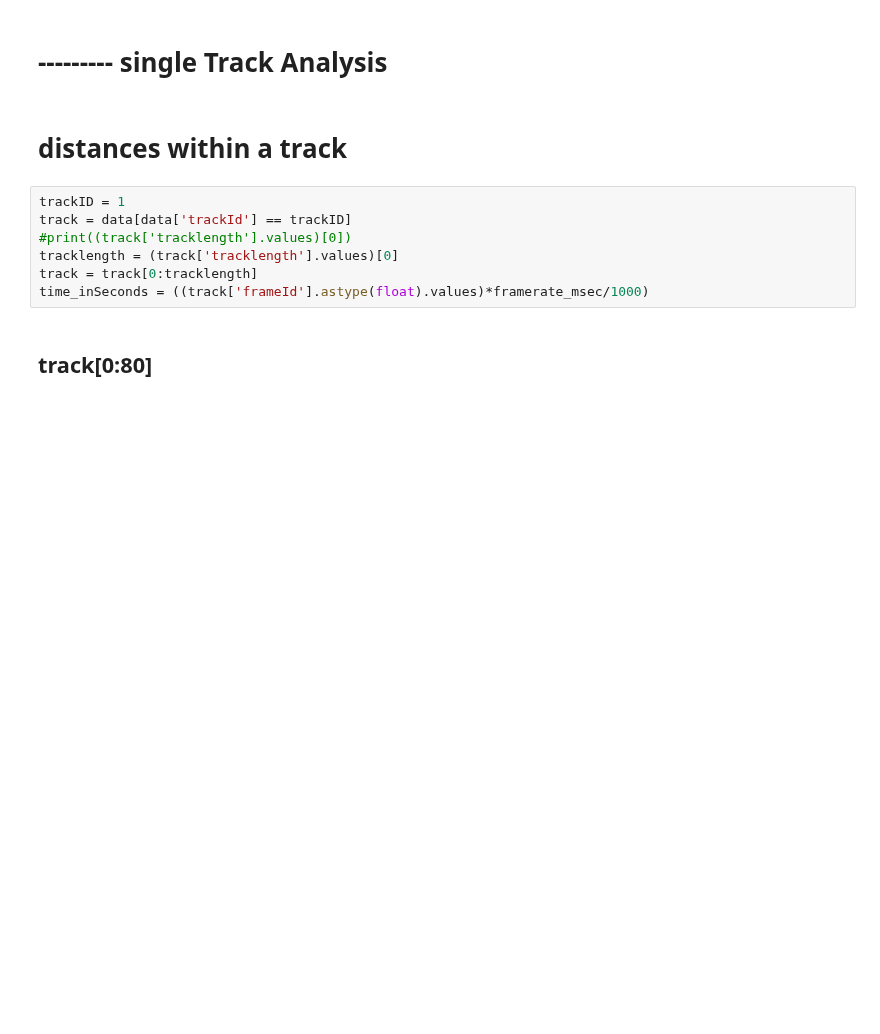
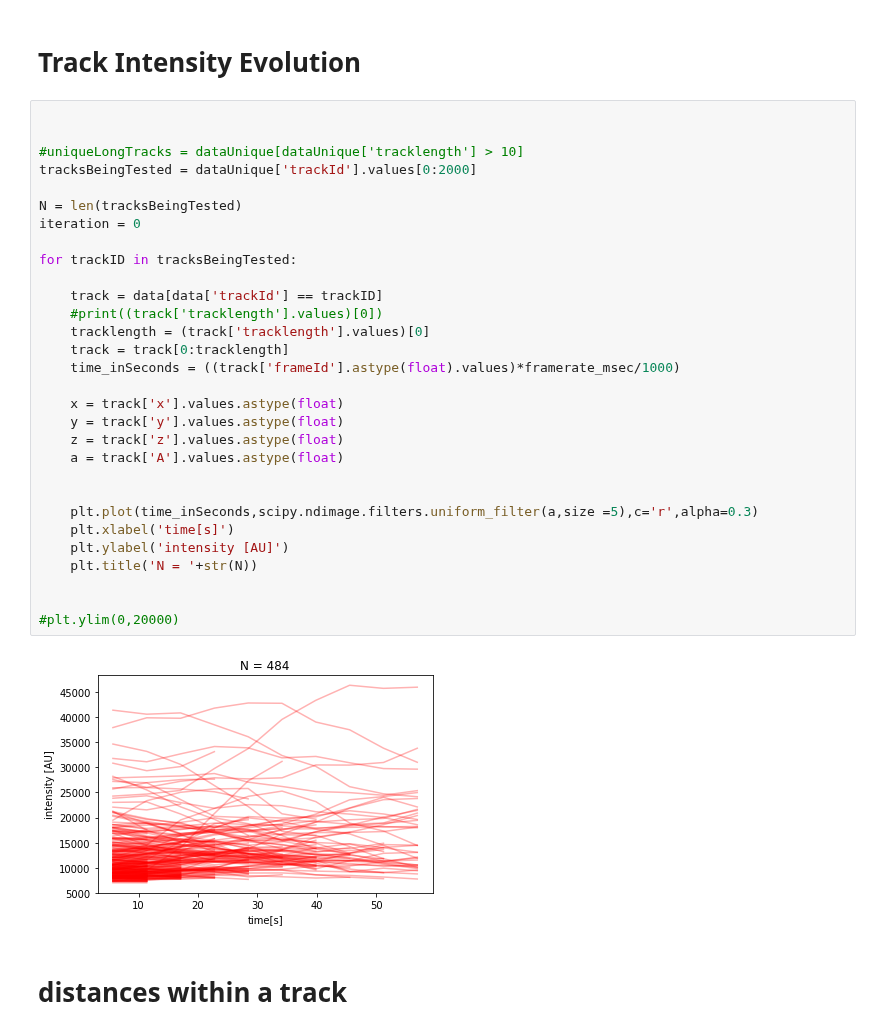
Before and after one commit to pylattice/pyLattice, a Jupyter notebook: src/jupyter/detectedTracks_analyze.ipynb, the cells around one changed output. Cells and saved outputs as stored; diff of their text form; blank space fills up the shorter version.

```diff
--- a/src/jupyter/detectedTracks_analyze.ipynb
+++ b/src/jupyter/detectedTracks_analyze.ipynb
@@ -404,14 +137,37 @@ plt.show()
 # %% [markdown]
-# --------- single Track Analysis
+# Track Intensity Evolution
+# %%
+
+
+#uniqueLongTracks = dataUnique[dataUnique['tracklength'] > 10]
+tracksBeingTested = dataUnique['trackId'].values[0:2000]
+
+N = len(tracksBeingTested)
+iteration = 0
+
+for trackID in tracksBeingTested:
+
+    track = data[data['trackId'] == trackID]
+    #print((track['tracklength'].values)[0])
+    tracklength = (track['tracklength'].values)[0]
+    track = track[0:tracklength]
+    time_inSeconds = ((track['frameId'].astype(float).values)*framerate_msec/1000)
+
+    x = track['x'].values.astype(float)
+    y = track['y'].values.astype(float)
+    z = track['z'].values.astype(float)
+    a = track['A'].values.astype(float)
+
+
+    plt.plot(time_inSeconds,scipy.ndimage.filters.uniform_filter(a,size =5),c='r',alpha=0.3)
+    plt.xlabel('time[s]')
+    plt.ylabel('intensity [AU]')
+    plt.title('N = '+str(N))
+
+
+#plt.ylim(0,20000)
+# %% [output]
+[figure, added]
 # %% [markdown]
 # distances within a track
-# %%
-trackID = 1
-track = data[data['trackId'] == trackID]
-#print((track['tracklength'].values)[0])
-tracklength = (track['tracklength'].values)[0]
-track = track[0:tracklength]
-time_inSeconds = ((track['frameId'].astype(float).values)*framerate_msec/1000)
-# %% [markdown]
-## track[0:80]
 # %%
```
Also changed, not shown: parts of 45 cells of this notebook, 2 other files.
